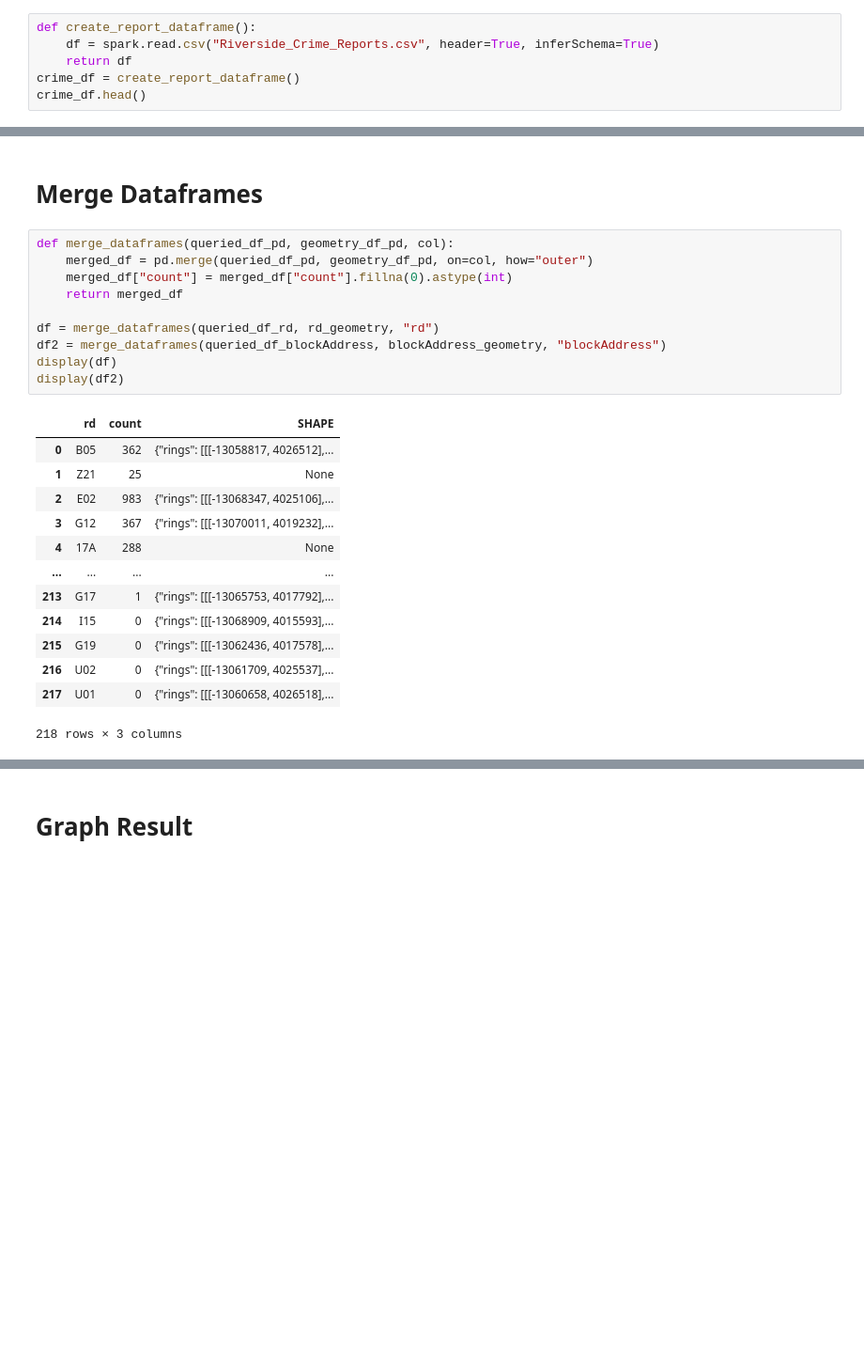
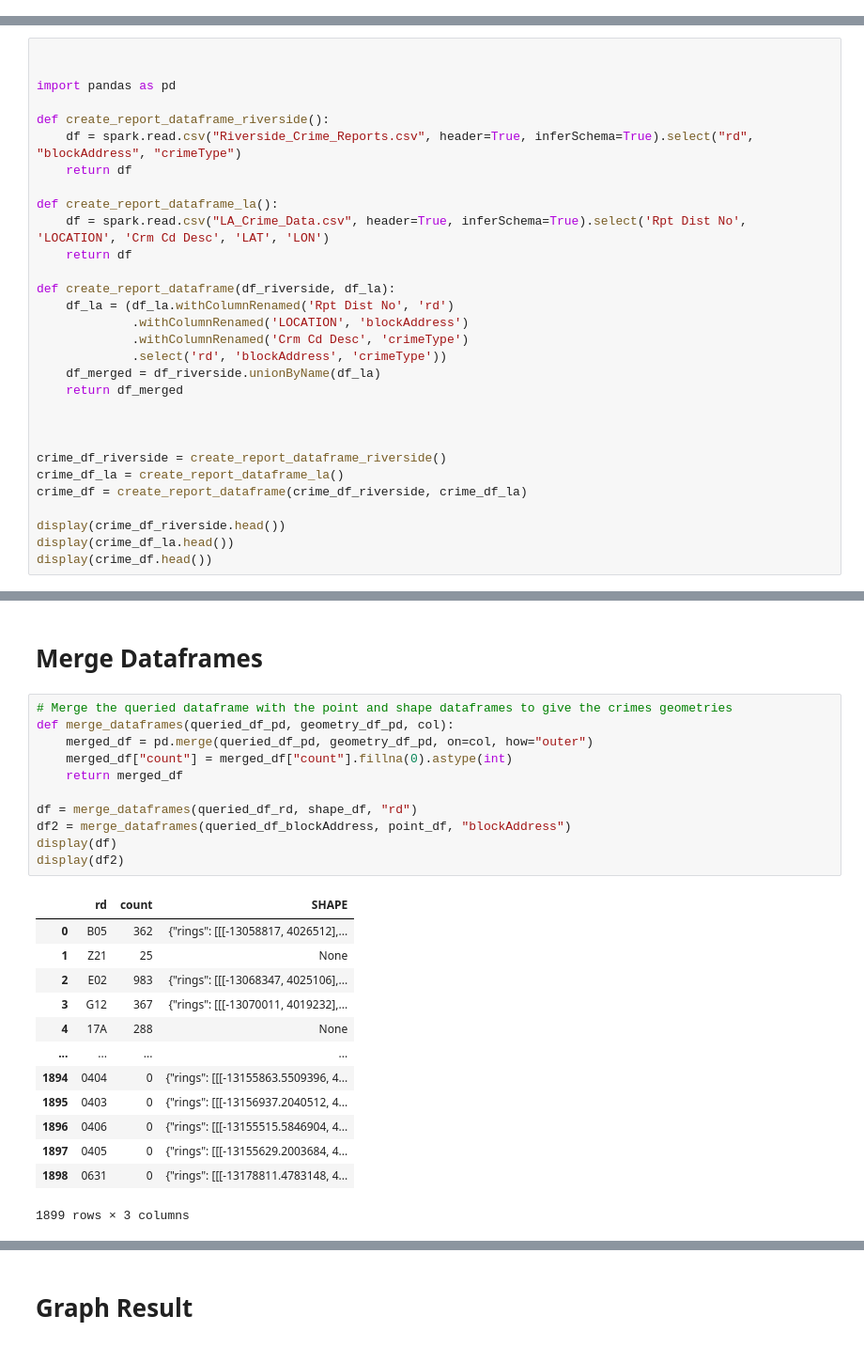
Before and after one commit to CodyKurpanek/CrimeAnalysis, a Jupyter notebook: GraphingRPCs.ipynb, the cells around one changed output, grey strips where cells are left out. Shown at 94% size. Saved outputs shown, nothing was run; the diff lists cells and outputs as text; blank space fills up the shorter version.

Commit message:
Integrated LA data

```diff
--- a/GraphingRPCs.ipynb
+++ b/GraphingRPCs.ipynb
@@ -259,9 +78,3 @@ Enter code obtained on signing in using SAML:  ········
            'WIREFRAUD', 'OPERATING / PROMOTING / ASSISTING GAMBLING']
 # %% [markdown]
 # Create Police Report Dataframe
-# %%
-def create_report_dataframe():
-    df = spark.read.csv("Riverside_Crime_Reports.csv", header=True, inferSchema=True)
-    return df
-crime_df = create_report_dataframe()
-crime_df.head()
@@ -271,0 +81,30 @@ Row(caseNumber=200000046, reportDate=datetime.date(2020, 1, 1), offenseDate=date
+# %%
+
+
+import pandas as pd
+
+def create_report_dataframe_riverside():
+    df = spark.read.csv("Riverside_Crime_Reports.csv", header=True, inferSchema=True).select("rd", "blockAddress", "crimeType")
+    return df
+
+def create_report_dataframe_la():
+    df = spark.read.csv("LA_Crime_Data.csv", header=True, inferSchema=True).select('Rpt Dist No', 'LOCATION', 'Crm Cd Desc', 'LAT', 'LON')
+    return df
+
+def create_report_dataframe(df_riverside, df_la):
+    df_la = (df_la.withColumnRenamed('Rpt Dist No', 'rd')
+             .withColumnRenamed('LOCATION', 'blockAddress')
+             .withColumnRenamed('Crm Cd Desc', 'crimeType')
+             .select('rd', 'blockAddress', 'crimeType'))
+    df_merged = df_riverside.unionByName(df_la)
+    return df_merged
+
+
+
+crime_df_riverside = create_report_dataframe_riverside()
+crime_df_la = create_report_dataframe_la()
+crime_df = create_report_dataframe(crime_df_riverside, crime_df_la)
+
+display(crime_df_riverside.head())
+display(crime_df_la.head())
+display(crime_df.head())
@@ -444,29 +342,30 @@ Querying Finished
 # %% [markdown]
 # Merge Dataframes
 # %%
+# Merge the queried dataframe with the point and shape dataframes to give the crimes geometries
 def merge_dataframes(queried_df_pd, geometry_df_pd, col):
     merged_df = pd.merge(queried_df_pd, geometry_df_pd, on=col, how="outer")
     merged_df["count"] = merged_df["count"].fillna(0).astype(int)
     return merged_df
 
-df = merge_dataframes(queried_df_rd, rd_geometry, "rd")
-df2 = merge_dataframes(queried_df_blockAddress, blockAddress_geometry, "blockAddress")
+df = merge_dataframes(queried_df_rd, shape_df, "rd")
+df2 = merge_dataframes(queried_df_blockAddress, point_df, "blockAddress")
 display(df)
 display(df2)
 # %% [output]
 |  | rd | count | SHAPE |
 | 0 | B05 | 362 | {"rings": [[[-13058817, 4026512],... |
 | 1 | Z21 | 25 | None |
 | 2 | E02 | 983 | {"rings": [[[-13068347, 4025106],... |
 | 3 | G12 | 367 | {"rings": [[[-13070011, 4019232],... |
 | 4 | 17A | 288 | None |
 | ... | ... | ... | ... |
-| 213 | G17 | 1 | {"rings": [[[-13065753, 4017792],... |
-| 214 | I15 | 0 | {"rings": [[[-13068909, 4015593],... |
-| 215 | G19 | 0 | {"rings": [[[-13062436, 4017578],... |
-| 216 | U02 | 0 | {"rings": [[[-13061709, 4025537],... |
-| 217 | U01 | 0 | {"rings": [[[-13060658, 4026518],... |
+| 1894 | 0404 | 0 | {"rings": [[[-13155863.5509396, 4... |
+| 1895 | 0403 | 0 | {"rings": [[[-13156937.2040512, 4... |
+| 1896 | 0406 | 0 | {"rings": [[[-13155515.5846904, 4... |
+| 1897 | 0405 | 0 | {"rings": [[[-13155629.2003684, 4... |
+| 1898 | 0631 | 0 | {"rings": [[[-13178811.4783148, 4... |
-218 rows × 3 columns
+1899 rows × 3 columns
 |  | blockAddress | count | SHAPE |
 | 0 | 3500 BLOCK POLK ST | 132 | {'x': -117.466222838411, 'y': 33.... |
 | 1 | 1000 BLOCK SPRUCE ST | 188 | {'x': -117.334138494748, 'y': 33.... |
```
Also changed, not shown: parts of 39 cells of this notebook.
